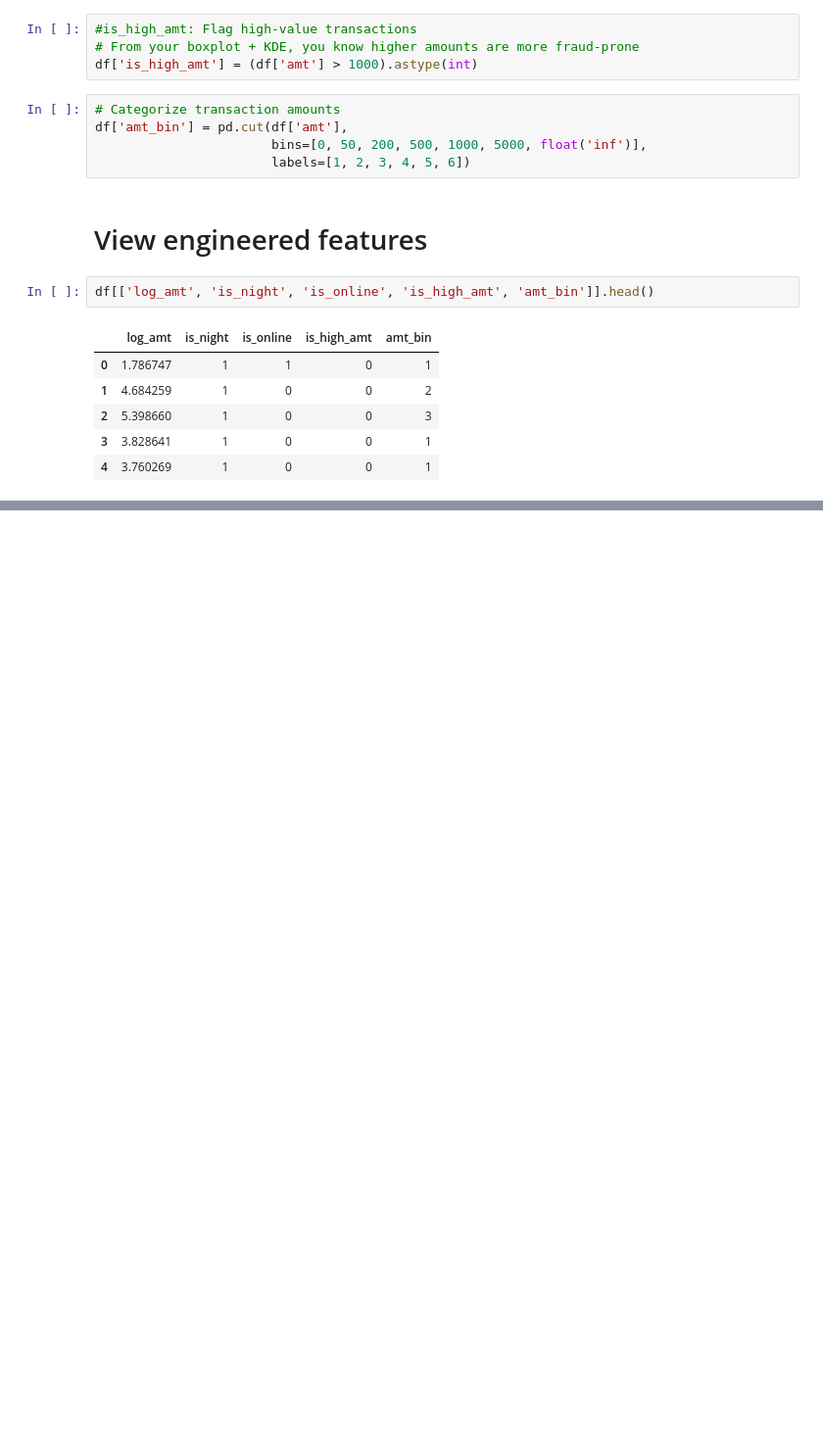
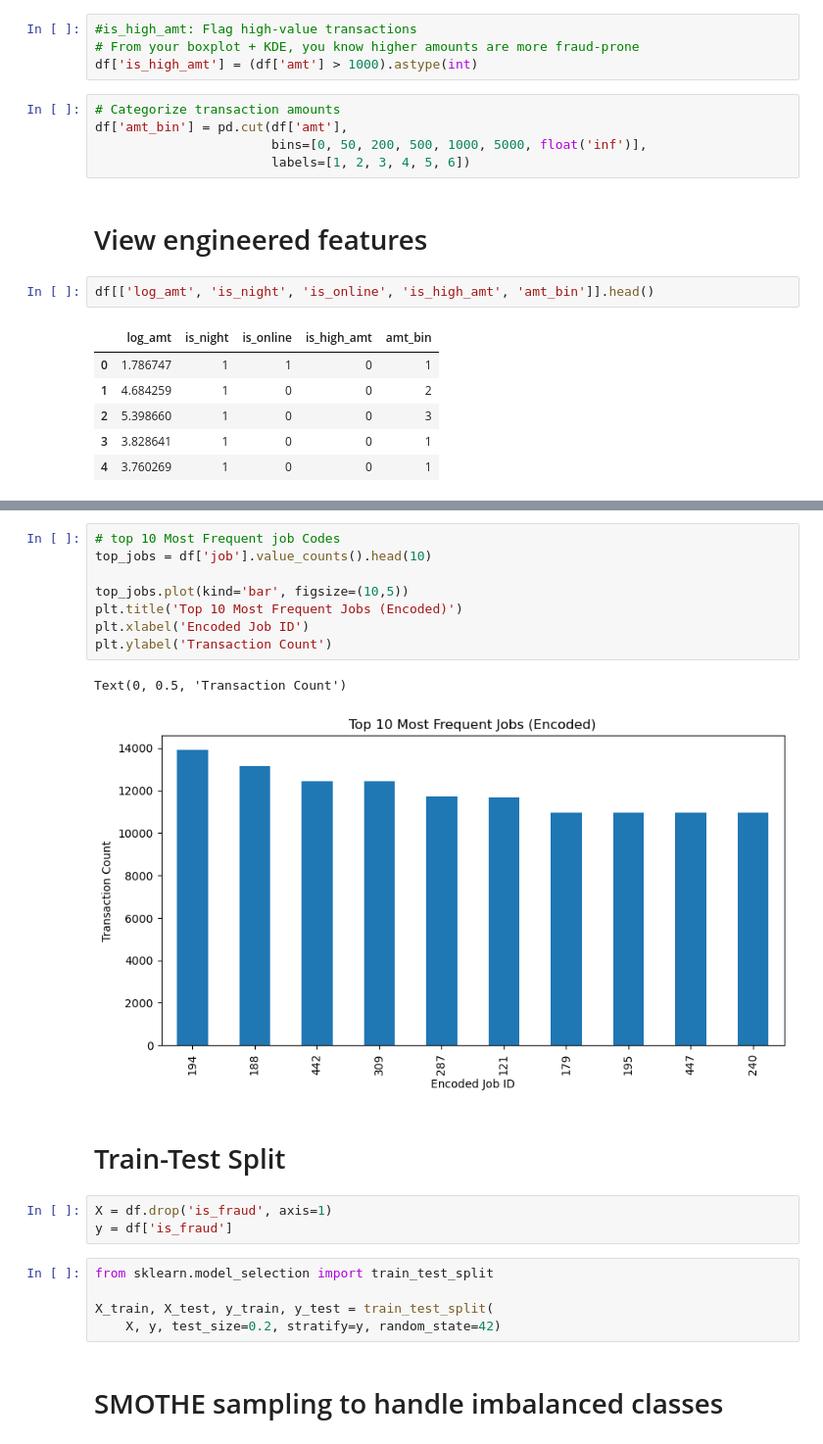
Before and after one commit to prakashsilwal/fraud-detection-project, a Jupyter notebook: credit card fraud detection.ipynb, the cells around one changed output, grey strips where cells are left out. Shown at 98% size. Cells and saved outputs as stored; diff of their text form; blank space fills up the shorter version.

```diff
--- a/credit card fraud detection.ipynb
+++ b/credit card fraud detection.ipynb
@@ -325,0 +435,23 @@ df[['log_amt', 'is_night', 'is_online', 'is_high_amt', 'amt_bin']].head()
+# %%
+# top 10 Most Frequent job Codes
+top_jobs = df['job'].value_counts().head(10)
+
+top_jobs.plot(kind='bar', figsize=(10,5))
+plt.title('Top 10 Most Frequent Jobs (Encoded)')
+plt.xlabel('Encoded Job ID')
+plt.ylabel('Transaction Count')
+# %% [output]
+Text(0, 0.5, 'Transaction Count')
+[figure, added]
+# %% [markdown]
+# Train-Test Split
+# %%
+X = df.drop('is_fraud', axis=1)
+y = df['is_fraud']
+# %%
+from sklearn.model_selection import train_test_split
+
+X_train, X_test, y_train, y_test = train_test_split(
+    X, y, test_size=0.2, stratify=y, random_state=42)
+# %% [markdown]
+# SMOTHE sampling to handle imbalanced classes
```
Also changed, not shown: parts of 58 cells of this notebook.
